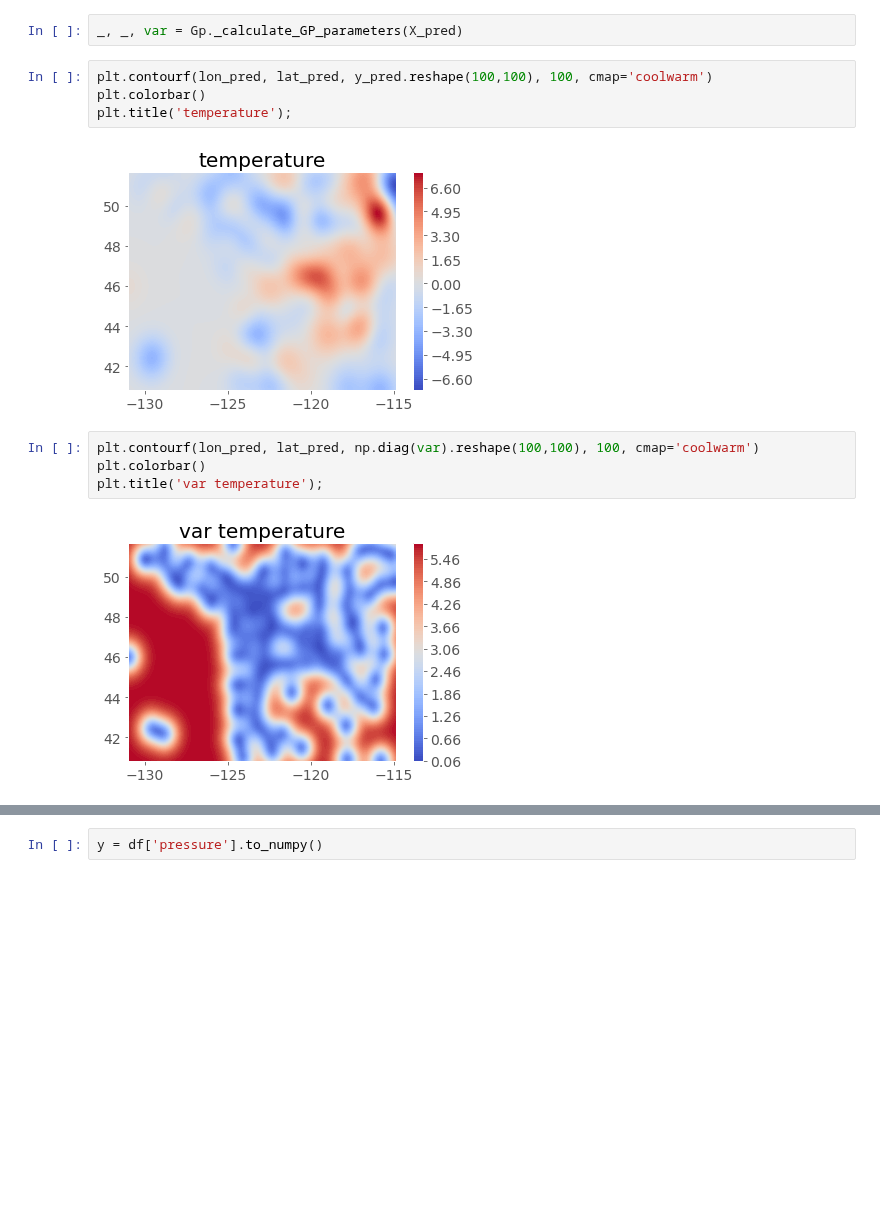
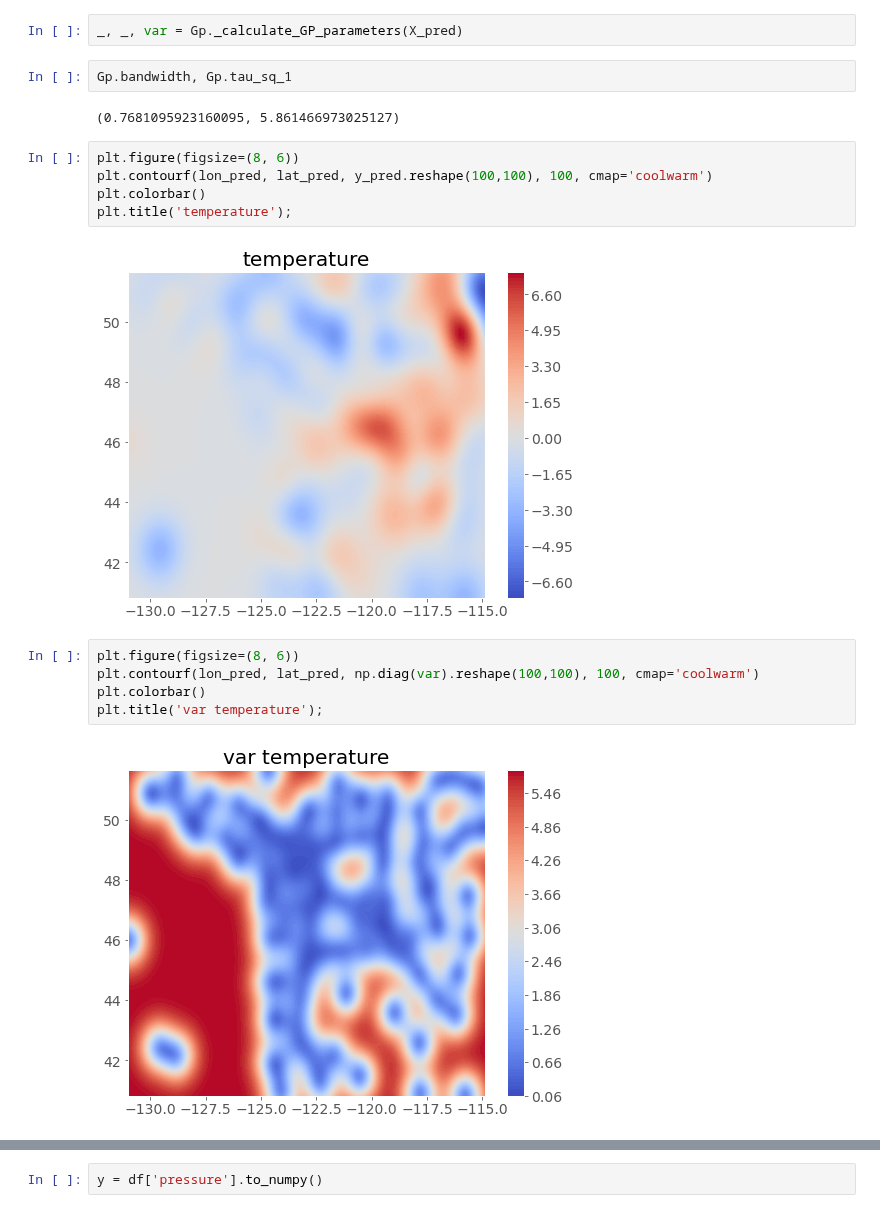
Before and after one commit to JulietteFranque/SDS383D_JF, a Jupyter notebook: exercises-06/notebooks/weather.ipynb, the cells around one changed output, grey strips where cells are left out. Cells and saved outputs as stored; diff of their text form; blank space fills up the shorter version.

```diff
--- a/exercises-06/notebooks/weather.ipynb
+++ b/exercises-06/notebooks/weather.ipynb
@@ -48,16 +48,22 @@ Gp.fit()
 y_pred = Gp.predict(X_pred)[0]
 # %%
 _, _, var = Gp._calculate_GP_parameters(X_pred)
+# %%
+Gp.bandwidth, Gp.tau_sq_1
+# %% [output]
+(0.7681095923160095, 5.861466973025127)
 # %%
+plt.figure(figsize=(8, 6))
 plt.contourf(lon_pred, lat_pred, y_pred.reshape(100,100), 100, cmap='coolwarm')
 plt.colorbar()
 plt.title('temperature');
 # %% [output]
-[figure, old version]
+[figure, new version]
 # %%
+plt.figure(figsize=(8, 6))
 plt.contourf(lon_pred, lat_pred, np.diag(var).reshape(100,100), 100, cmap='coolwarm')
 plt.colorbar()
 plt.title('var temperature');
 # %% [output]
-[figure, old version]
+[figure, new version]
 # %%
```
Also changed, not shown: parts of 5 cells of this notebook, 4 other files.
